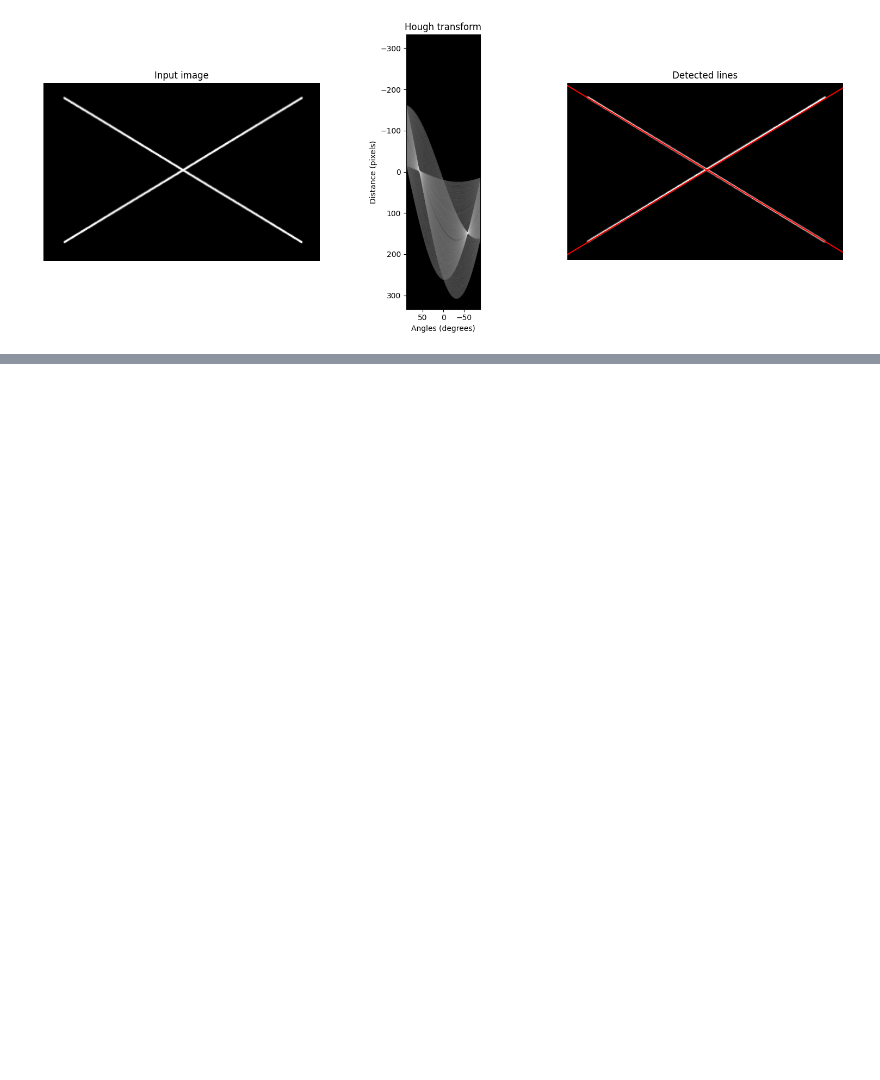
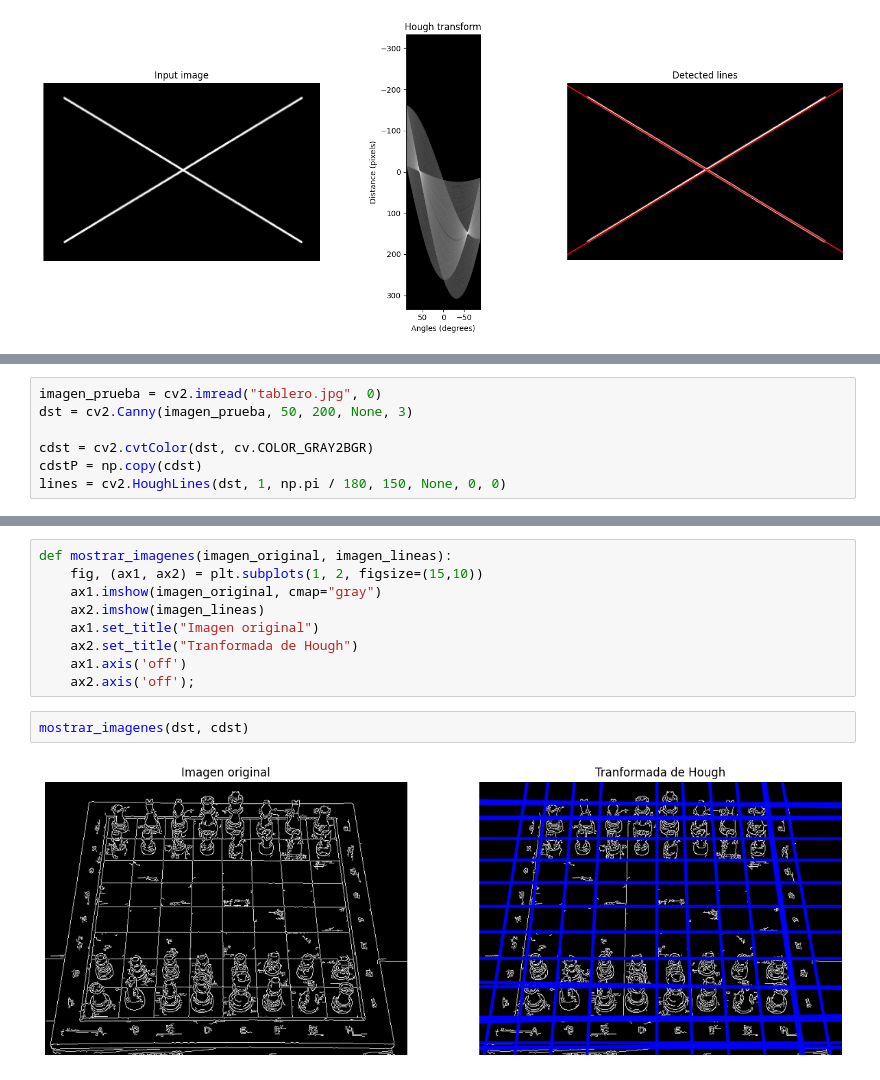
Before and after one commit to PedroAMtz/Verano_VisionComputacional, a Jupyter notebook: Clase_7_Transformada_de_Hough/Transformada_de_Hough.ipynb, the cells around one changed output, grey strips where cells are left out. Cells and saved outputs as stored; diff of their text form; blank space fills up the shorter version.

Commit message:
CV2 example of hough transform

```diff
--- a/Clase_7_Transformada_de_Hough/Transformada_de_Hough.ipynb
+++ b/Clase_7_Transformada_de_Hough/Transformada_de_Hough.ipynb
@@ -123,0 +127,7 @@ plt.show()
+# %%
+imagen_prueba = cv2.imread("tablero.jpg", 0)
+dst = cv2.Canny(imagen_prueba, 50, 200, None, 3)
+
+cdst = cv2.cvtColor(dst, cv.COLOR_GRAY2BGR)
+cdstP = np.copy(cdst)
+lines = cv2.HoughLines(dst, 1, np.pi / 180, 150, None, 0, 0)
@@ -123,0 +150,13 @@ plt.show()
+# %%
+def mostrar_imagenes(imagen_original, imagen_lineas):
+    fig, (ax1, ax2) = plt.subplots(1, 2, figsize=(15,10))
+    ax1.imshow(imagen_original, cmap="gray")
+    ax2.imshow(imagen_lineas)
+    ax1.set_title("Imagen original")
+    ax2.set_title("Tranformada de Hough")
+    ax1.axis('off')
+    ax2.axis('off');
+# %%
+mostrar_imagenes(dst, cdst)
+# %% [output]
+[figure, added]
```
Also changed, not shown: parts of 5 cells of this notebook.
